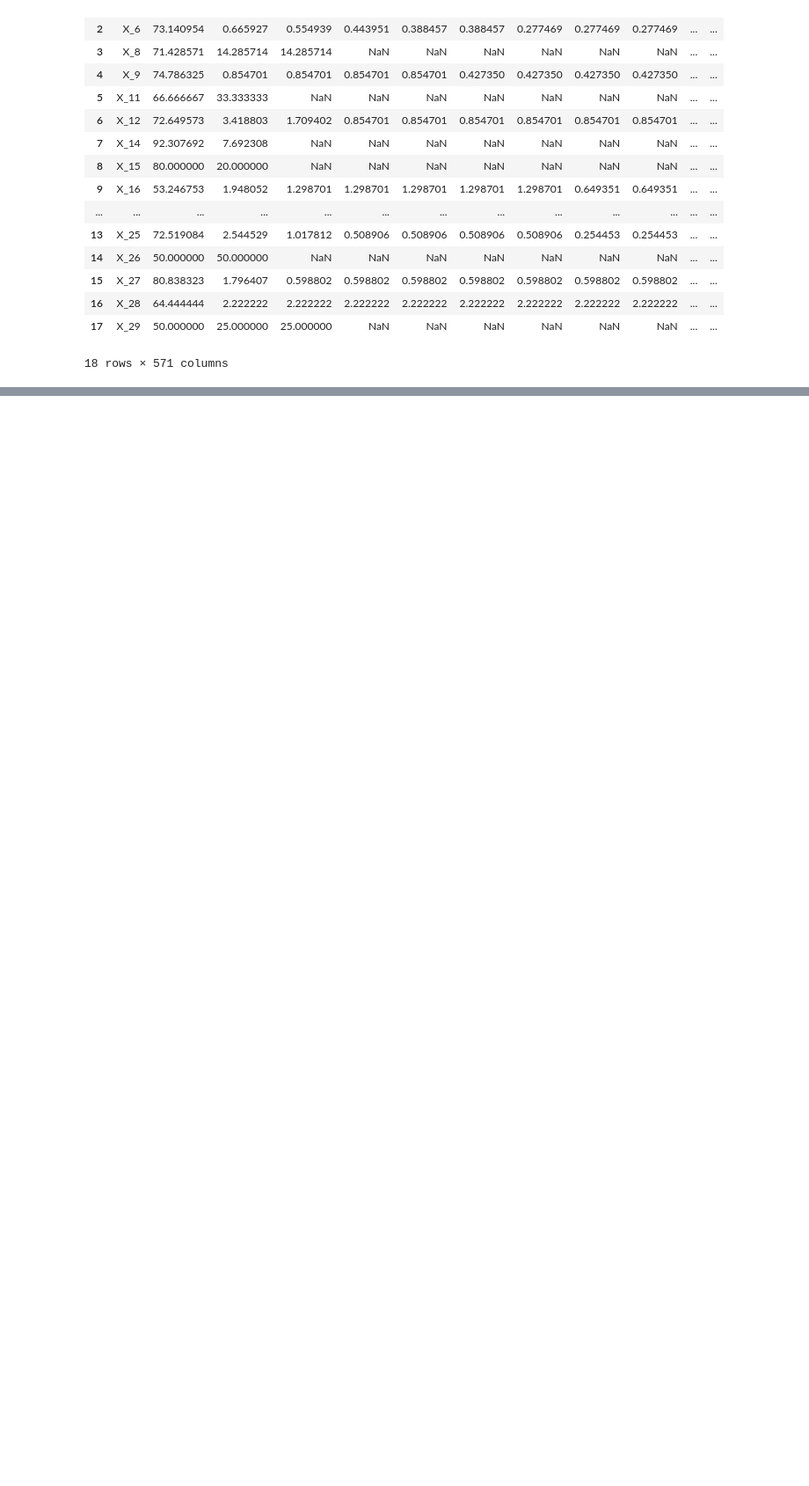
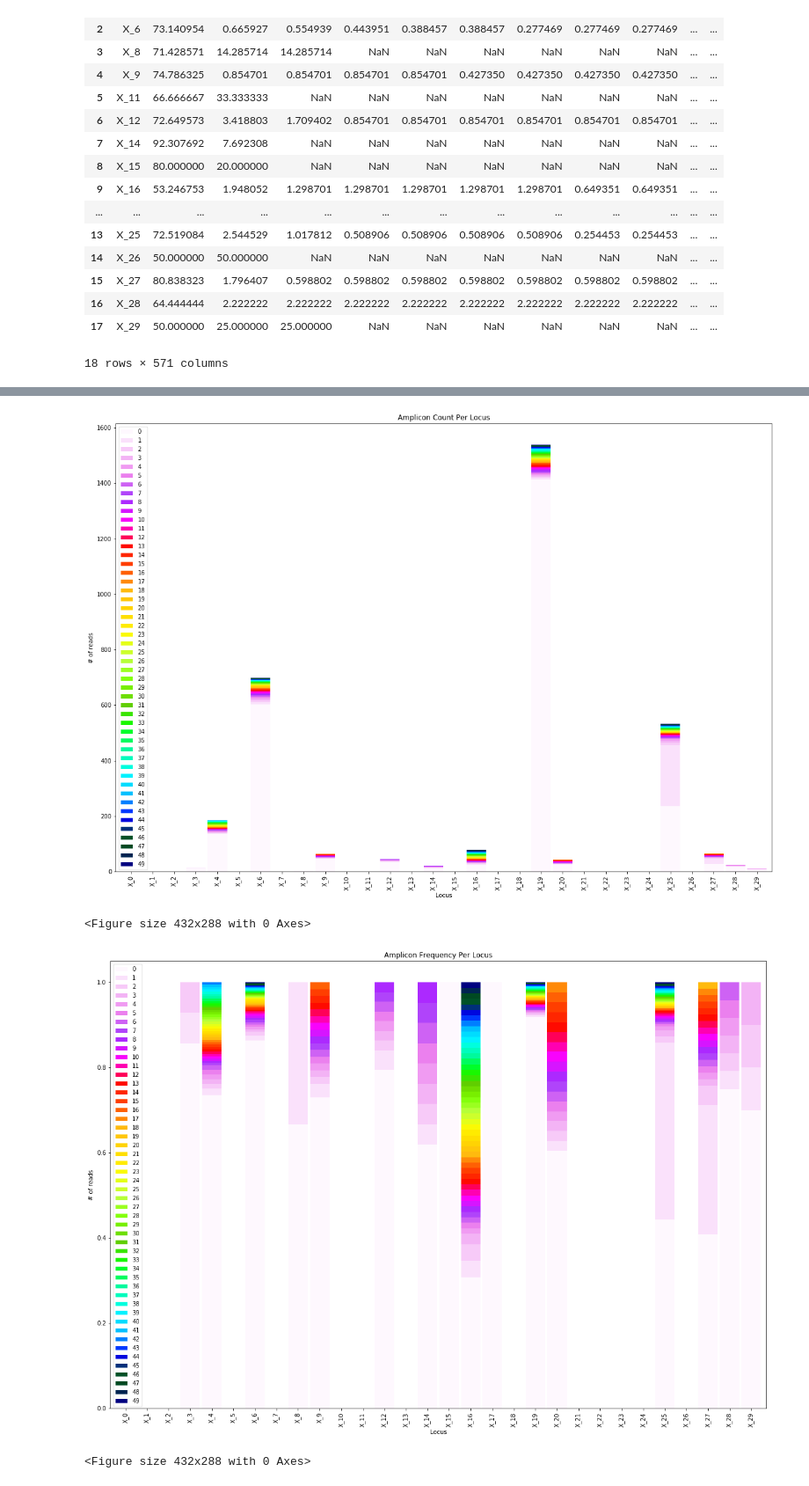
Before and after one commit to chena2247/CRISPR-Pools-Data-Analysis, a Jupyter notebook: PCR Multiplex.ipynb, the cells around one changed output, grey strips where cells are left out. Shown: that part at 88% size. Drawn from its saved outputs; the diff is of its cells as text; code cells hidden in the pictures; blank space fills up the shorter version.

```diff
--- a/PCR Multiplex.ipynb
+++ b/PCR Multiplex.ipynb
@@ -1683,0 +1783,69 @@ output contigs: 1406
+# %%
+%matplotlib inline
+
+import pandas as pd
+import numpy as np
+from os import listdir
+import matplotlib.pyplot as plt
+from matplotlib.backends.backend_pdf import PdfPages
+import matplotlib
+
+locus_data = '/Users/annechen/Downloads/CRISPR_Pools_Data/results/align/2-11_S18_L001_001_locus_table.csv'
+
+with PdfPages('/Users/annechen/Downloads/2-11-test.pdf') as pdf:
+
+    locus_df = pd.read_csv(locus_data, sep='\t')
+    colors = ["#aaf0de", "#6bdbbf", '#1ec99f', '#008766']
+    ## Creating second stacked bar graph
+
+    mod_locus_df = locus_df.set_index('index')
+    del mod_locus_df['Total']
+    mod_locus_df = mod_locus_df.iloc[:, : 50]
+
+
+    ##mod_locus_df.plot.bar(stacked=True, cmap='gnuplot', figsize=(20,14), width=0.9)
+    mod_locus_df.plot.bar(stacked=True, cmap='gist_ncar_r', figsize=(20,14), width=0.9)
+    plt.title('Amplicon Count Per Locus')
+    plt.ylabel('# of reads')
+    plt.xlabel('Locus')
+    fig1 = plt.figure()
+    pdf.savefig(fig1)
+
+
+    ## Creating third stacked bar graph
+
+    mod = locus_df.set_index('index')
+    del mod['Total']
+    mod = mod.iloc[:, : 50]
+    mod.insert(0, 'Total', mod.sum(axis=1))
+    ##colors = ["#aaf0de", "#6bdbbf", '#1ec99f', '#008766']
+
+    for index, row in mod.iterrows():
+        total = mod.loc[index,'Total']
+        i=0
+        while i<50:
+            ##print mod.loc[index,str(i)]/total
+            mod.loc[index,str(i)] = mod.loc[index,str(i)]/total
+            i=i+1
+            ##mod.loc[index,str(i)]
+
+    del mod['Total']
+
+    mod.plot.bar(stacked=True, cmap='gist_ncar_r', figsize=(20,14), width=0.9)
+    plt.title('Amplicon Frequency Per Locus')
+    plt.ylabel('# of reads')
+    plt.xlabel('Locus')
+    fig2 = plt.figure()
+    pdf.savefig(fig2)
+
+
+##with PdfPages('/Users/annechen/Downloads/2-11-test.pdf') as pdf:
+##    pdf.savefig(graph1)
+##    pdf.savefig(graph2)
+##    pdf.close()
+    ##mod.iloc[index, row]
+# %% [output]
+[figure, added]
+<Figure size 432x288 with 0 Axes>
+[figure, added]
+<Figure size 432x288 with 0 Axes>
```
Also changed, not shown: parts of 14 cells of this notebook.
